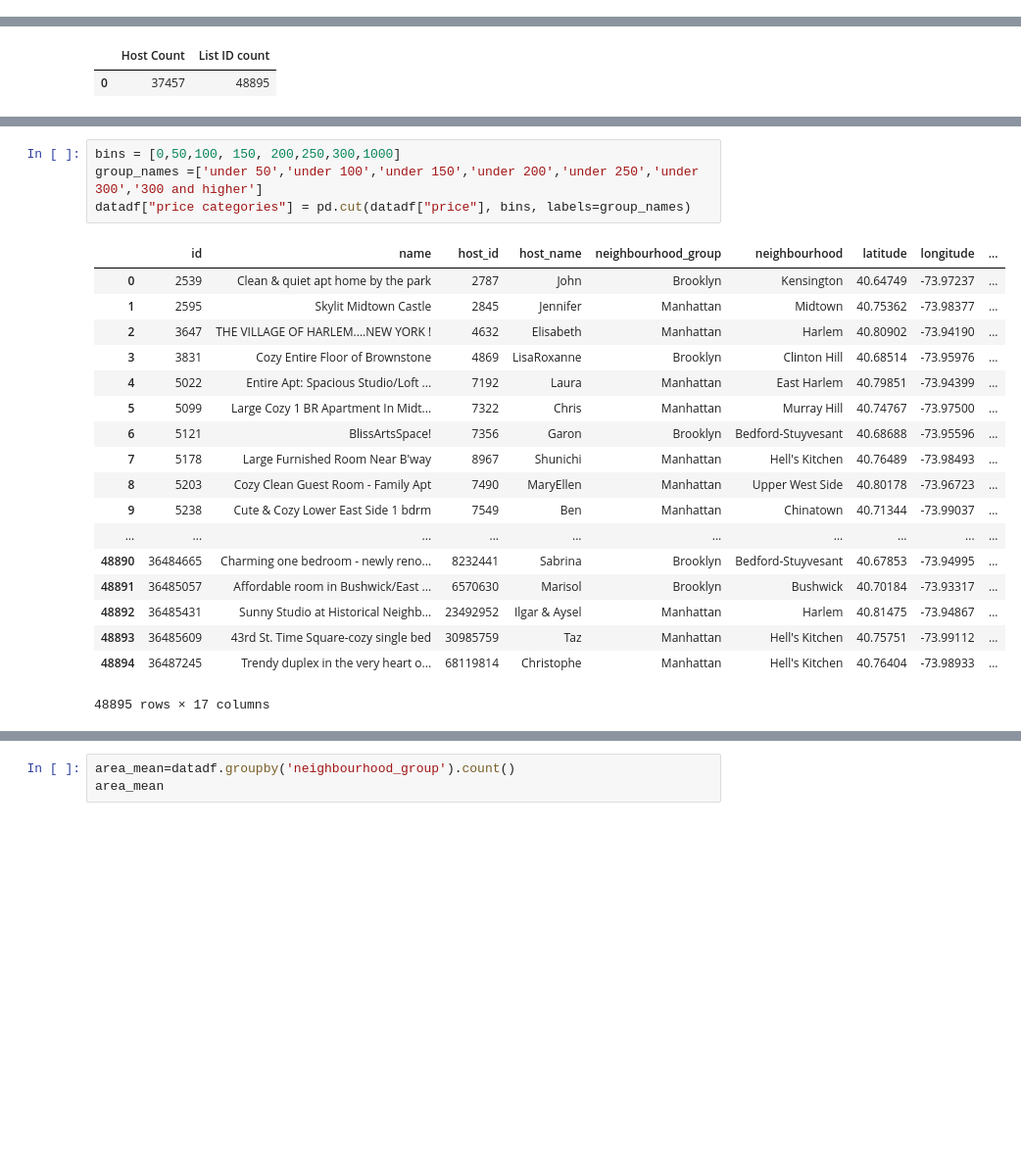
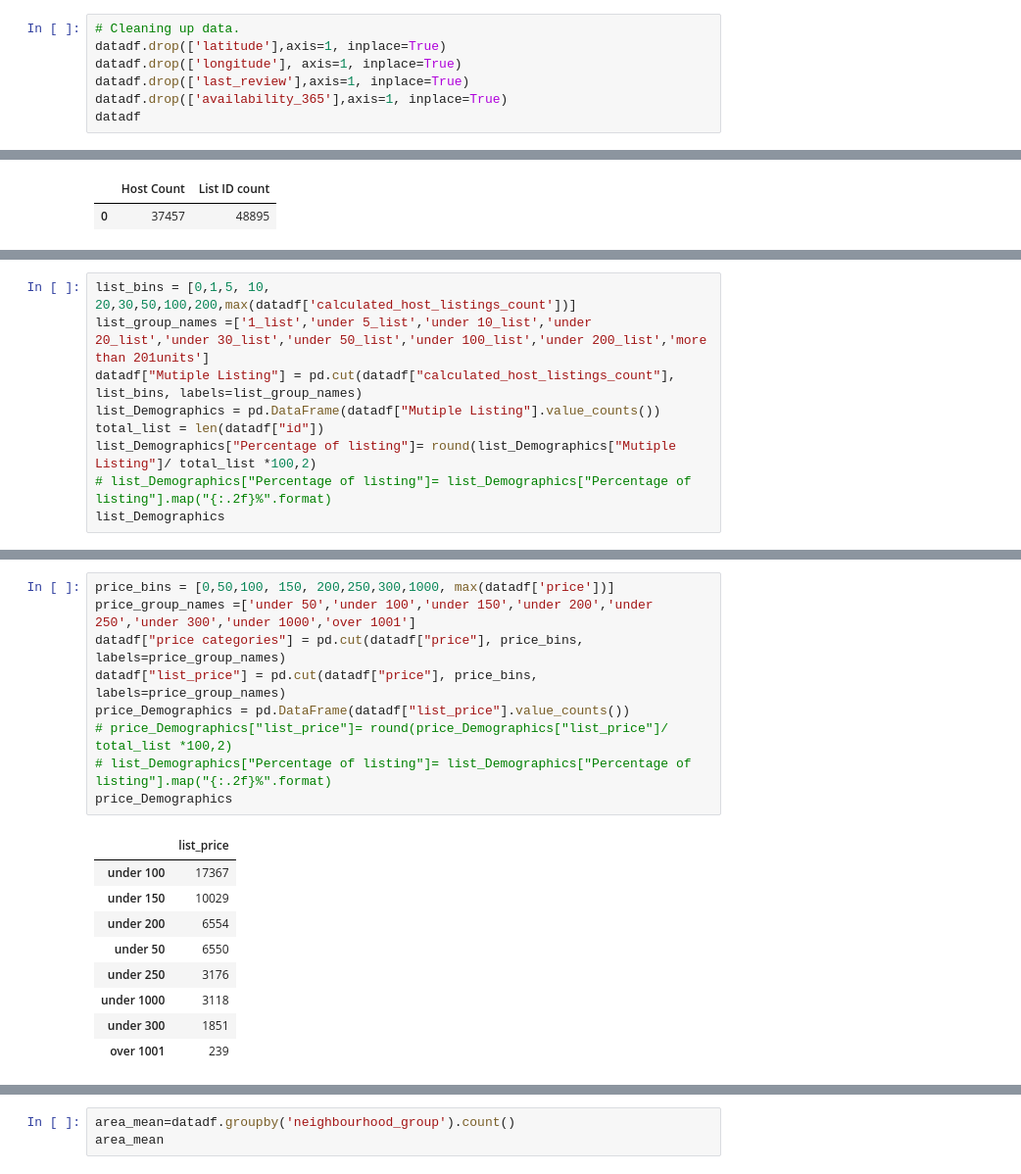
Before and after one commit to hayden4davey/Project1-Group2, a Jupyter notebook: shao data exploring.ipynb, the cells around one changed output, grey strips where cells are left out. Shown at 98% size. Cells and saved outputs as stored; diff of their text form; blank space fills up the shorter version.

```diff
--- a/shao data exploring.ipynb
+++ b/shao data exploring.ipynb
@@ -27,0 +58,7 @@ dtype: int64
+# %%
+# Cleaning up data.
+datadf.drop(['latitude'],axis=1, inplace=True)
+datadf.drop(['longitude'], axis=1, inplace=True)
+datadf.drop(['last_review'],axis=1, inplace=True)
+datadf.drop(['availability_365'],axis=1, inplace=True)
+datadf
@@ -96,0 +107,9 @@ print(f'min price:${min_p}, max price:${max_p}, mean_p:${mean_p}')
+# %%
+list_bins = [0,1,5, 10, 20,30,50,100,200,max(datadf['calculated_host_listings_count'])]
+list_group_names =['1_list','under 5_list','under 10_list','under 20_list','under 30_list','under 50_list','under 100_list','under 200_list','more than 201units']
+datadf["Mutiple Listing"] = pd.cut(datadf["calculated_host_listings_count"], list_bins, labels=list_group_names)
+list_Demographics = pd.DataFrame(datadf["Mutiple Listing"].value_counts())
+total_list = len(datadf["id"])
+list_Demographics["Percentage of listing"]= round(list_Demographics["Mutiple Listing"]/ total_list *100,2)
+# list_Demographics["Percentage of listing"]= list_Demographics["Percentage of listing"].map("{:.2f}%".format)
+list_Demographics
@@ -97,23 +149,19 @@ print(f'min price:${min_p}, max price:${max_p}, mean_p:${mean_p}')
 # %%
-bins = [0,50,100, 150, 200,250,300,1000]
-group_names =['under 50','under 100','under 150','under 200','under 250','under 300','300 and higher']
-datadf["price categories"] = pd.cut(datadf["price"], bins, labels=group_names)
+price_bins = [0,50,100, 150, 200,250,300,1000, max(datadf['price'])]
+price_group_names =['under 50','under 100','under 150','under 200','under 250','under 300','under 1000','over 1001']
+datadf["price categories"] = pd.cut(datadf["price"], price_bins, labels=price_group_names)
+datadf["list_price"] = pd.cut(datadf["price"], price_bins, labels=price_group_names)
+price_Demographics = pd.DataFrame(datadf["list_price"].value_counts())
+# price_Demographics["list_price"]= round(price_Demographics["list_price"]/ total_list *100,2)
+# list_Demographics["Percentage of listing"]= list_Demographics["Percentage of listing"].map("{:.2f}%".format)
+price_Demographics
 # %% [output]
-|  | id | name | host_id | host_name | neighbourhood_group | neighbourhood | latitude | longitude | ... |
-| 0 | 2539 | Clean & quiet apt home by the park | 2787 | John | Brooklyn | Kensington | 40.64749 | -73.97237 | ... |
-| 1 | 2595 | Skylit Midtown Castle | 2845 | Jennifer | Manhattan | Midtown | 40.75362 | -73.98377 | ... |
-| 2 | 3647 | THE VILLAGE OF HARLEM....NEW YORK ! | 4632 | Elisabeth | Manhattan | Harlem | 40.80902 | -73.94190 | ... |
-| 3 | 3831 | Cozy Entire Floor of Brownstone | 4869 | LisaRoxanne | Brooklyn | Clinton Hill | 40.68514 | -73.95976 | ... |
-| 4 | 5022 | Entire Apt: Spacious Studio/Loft ... | 7192 | Laura | Manhattan | East Harlem | 40.79851 | -73.94399 | ... |
-| 5 | 5099 | Large Cozy 1 BR Apartment In Midt... | 7322 | Chris | Manhattan | Murray Hill | 40.74767 | -73.97500 | ... |
-| 6 | 5121 | BlissArtsSpace! | 7356 | Garon | Brooklyn | Bedford-Stuyvesant | 40.68688 | -73.95596 | ... |
-| 7 | 5178 | Large Furnished Room Near B'way | 8967 | Shunichi | Manhattan | Hell's Kitchen | 40.76489 | -73.98493 | ... |
-| 8 | 5203 | Cozy Clean Guest Room - Family Apt | 7490 | MaryEllen | Manhattan | Upper West Side | 40.80178 | -73.96723 | ... |
-| 9 | 5238 | Cute & Cozy Lower East Side 1 bdrm | 7549 | Ben | Manhattan | Chinatown | 40.71344 | -73.99037 | ... |
-| ... | ... | ... | ... | ... | ... | ... | ... | ... | ... |
-| 48890 | 36484665 | Charming one bedroom - newly reno... | 8232441 | Sabrina | Brooklyn | Bedford-Stuyvesant | 40.67853 | -73.94995 | ... |
-| 48891 | 36485057 | Affordable room in Bushwick/East ... | 6570630 | Marisol | Brooklyn | Bushwick | 40.70184 | -73.93317 | ... |
-| 48892 | 36485431 | Sunny Studio at Historical Neighb... | 23492952 | Ilgar & Aysel | Manhattan | Harlem | 40.81475 | -73.94867 | ... |
-| 48893 | 36485609 | 43rd St. Time Square-cozy single bed | 30985759 | Taz | Manhattan | Hell's Kitchen | 40.75751 | -73.99112 | ... |
-| 48894 | 36487245 | Trendy duplex in the very heart o... | 68119814 | Christophe | Manhattan | Hell's Kitchen | 40.76404 | -73.98933 | ... |
+|  | list_price |
+| under 100 | 17367 |
+| under 150 | 10029 |
+| under 200 | 6554 |
+| under 50 | 6550 |
+| under 250 | 3176 |
+| under 1000 | 3118 |
+| under 300 | 1851 |
+| over 1001 | 239 |
-48895 rows × 17 columns
```
Also changed, not shown: parts of 16 cells of this notebook.
